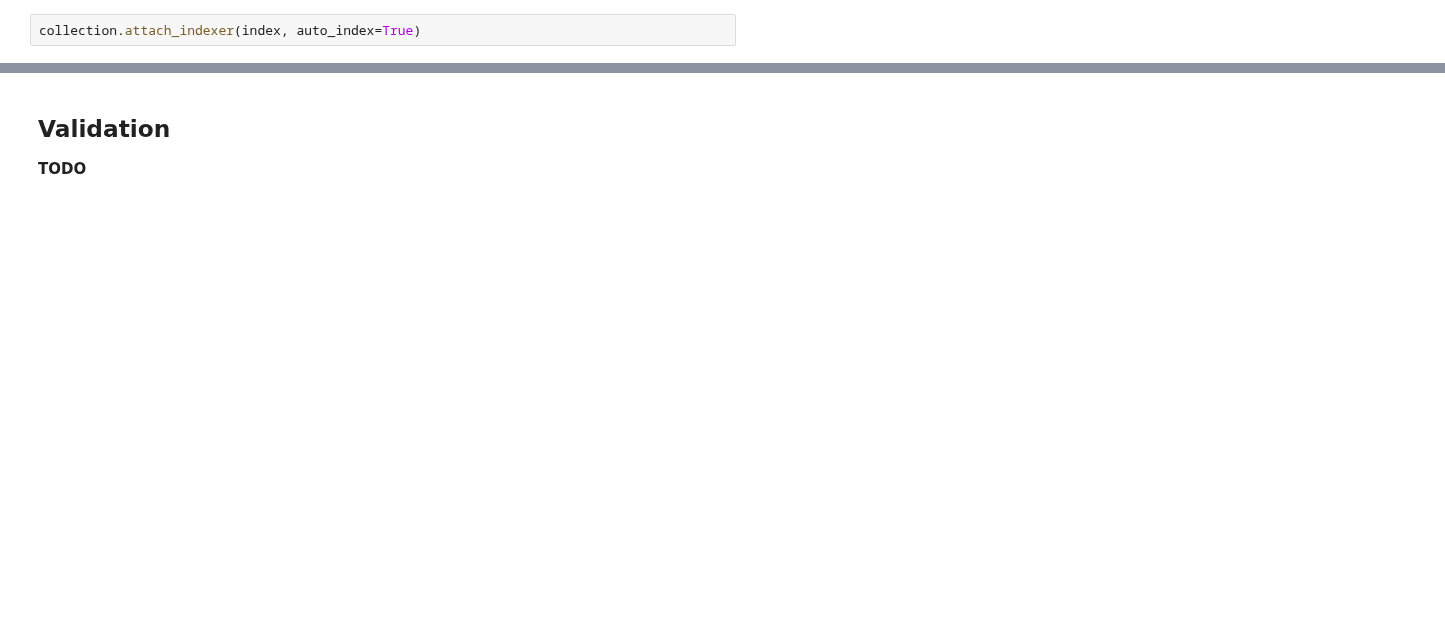
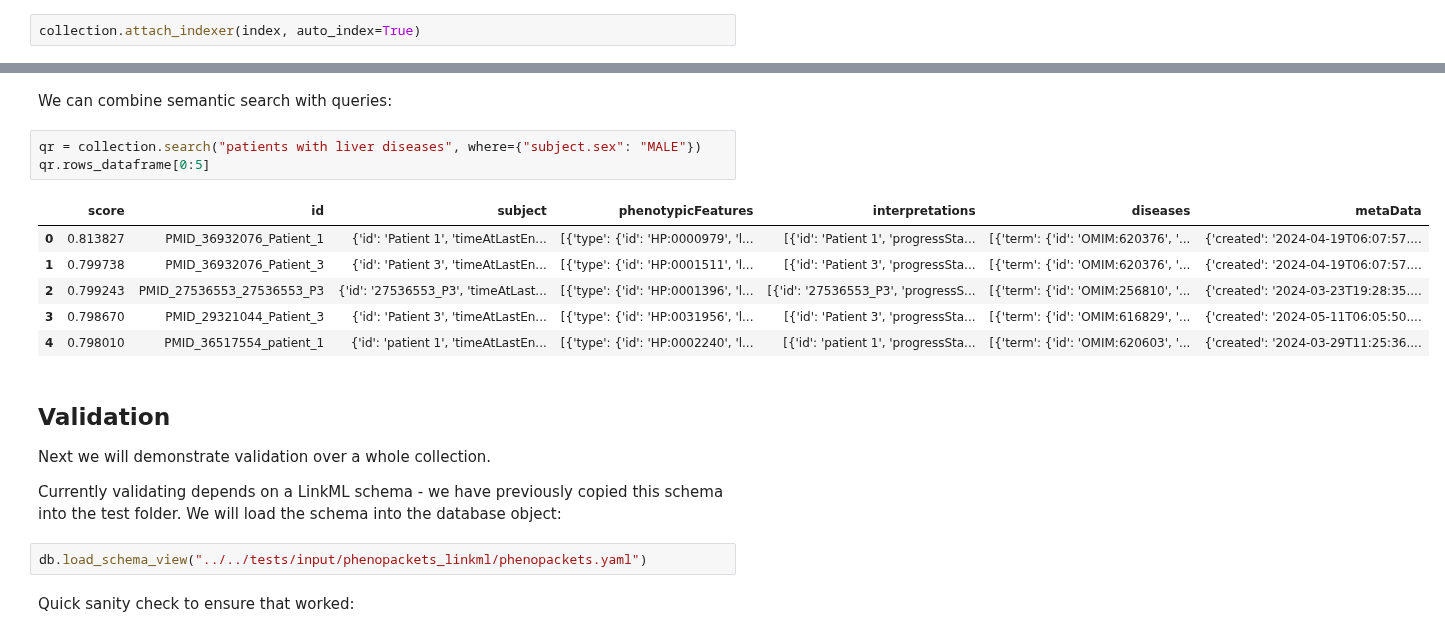
Before and after one commit to linkml/linkml-store, a Jupyter notebook: docs/how-to/Index-Phenopackets.ipynb, the cells around one changed output, grey strips where cells are left out. Cells and saved outputs as stored; diff of their text form; blank space fills up the shorter version.

```diff
--- a/docs/how-to/Index-Phenopackets.ipynb
+++ b/docs/how-to/Index-Phenopackets.ipynb
@@ -121,7 +264,26 @@ qr.ranked_rows[0]
    'externalReferences': [{'id': 'PMID:30658709',
      'reference': 'https://pubmed.ncbi.nlm.nih.gov/30658709',
      'description': 'Novel compound heterozygote mutations of TJP2 in a Chinese child with progressive cholestatic liver disease'}]}})
+# %% [markdown]
+We can combine semantic search with queries:
+# %%
+qr = collection.search("patients with liver diseases", where={"subject.sex": "MALE"})
+qr.rows_dataframe[0:5]
+# %% [output]
+|  | score | id | subject | phenotypicFeatures | interpretations | diseases | metaData |
+| 0 | 0.813827 | PMID_36932076_Patient_1 | {'id': 'Patient 1', 'timeAtLastEn... | [{'type': {'id': 'HP:0000979', 'l... | [{'id': 'Patient 1', 'progressSta... | [{'term': {'id': 'OMIM:620376', '... | {'created': '2024-04-19T06:07:57.... |
+| 1 | 0.799738 | PMID_36932076_Patient_3 | {'id': 'Patient 3', 'timeAtLastEn... | [{'type': {'id': 'HP:0001511', 'l... | [{'id': 'Patient 3', 'progressSta... | [{'term': {'id': 'OMIM:620376', '... | {'created': '2024-04-19T06:07:57.... |
+| 2 | 0.799243 | PMID_27536553_27536553_P3 | {'id': '27536553_P3', 'timeAtLast... | [{'type': {'id': 'HP:0001396', 'l... | [{'id': '27536553_P3', 'progressS... | [{'term': {'id': 'OMIM:256810', '... | {'created': '2024-03-23T19:28:35.... |
+| 3 | 0.798670 | PMID_29321044_Patient_3 | {'id': 'Patient 3', 'timeAtLastEn... | [{'type': {'id': 'HP:0031956', 'l... | [{'id': 'Patient 3', 'progressSta... | [{'term': {'id': 'OMIM:616829', '... | {'created': '2024-05-11T06:05:50.... |
+| 4 | 0.798010 | PMID_36517554_patient_1 | {'id': 'patient 1', 'timeAtLastEn... | [{'type': {'id': 'HP:0002240', 'l... | [{'id': 'patient 1', 'progressSta... | [{'term': {'id': 'OMIM:620603', '... | {'created': '2024-03-29T11:25:36.... |
 # %% [markdown]
 ## Validation
 
-__TODO__
+Next we will demonstrate validation over a whole collection.
+
+Currently validating depends on a LinkML schema - we have previously copied this schema into the test folder.
+We will load the schema into the database object:
+# %%
+db.load_schema_view("../../tests/input/phenopackets_linkml/phenopackets.yaml")
+# %% [markdown]
+Quick sanity check to ensure that worked:
```
Also changed, not shown: parts of 34 cells of this notebook, 2 other files.
